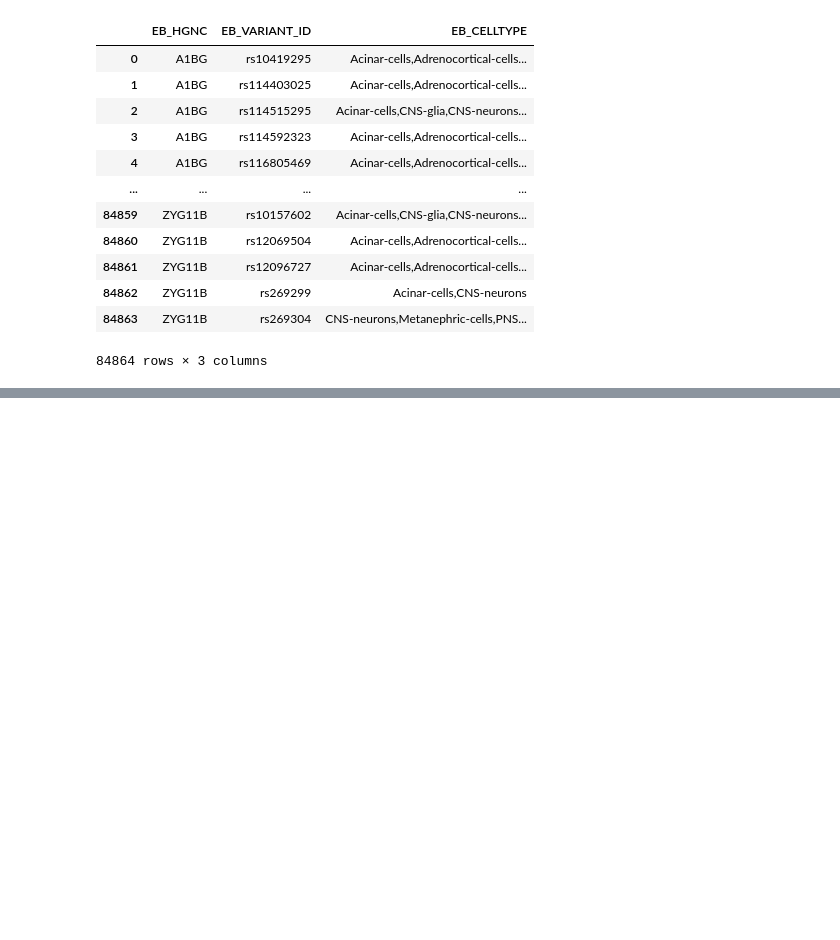
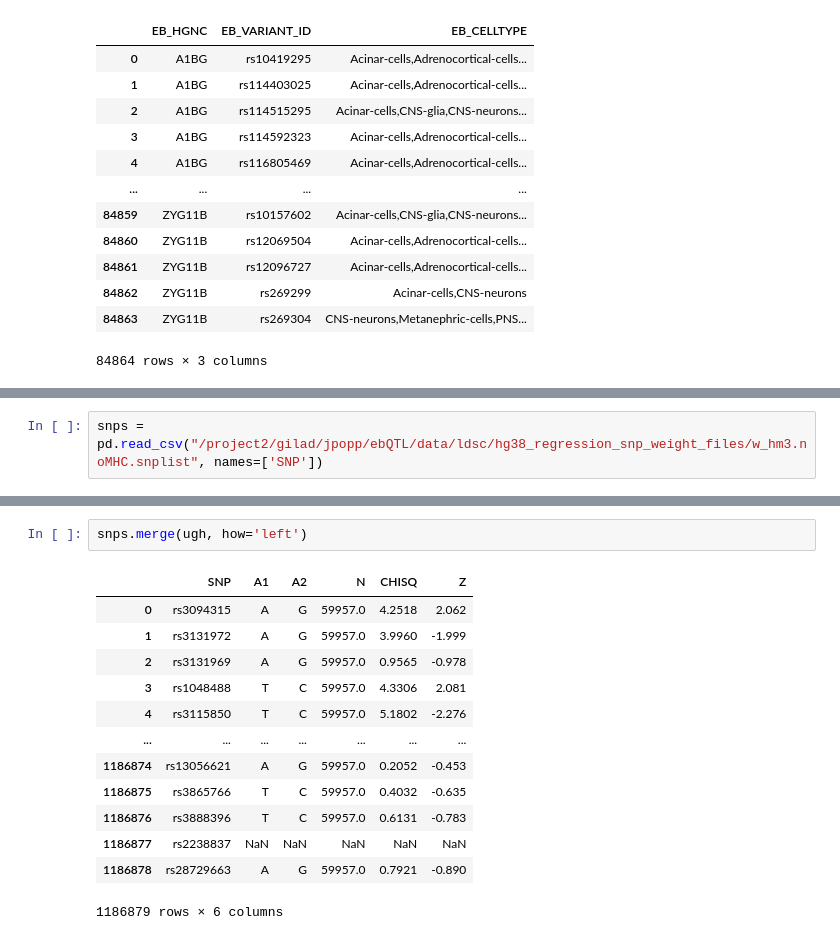
Before and after one commit to jmp448/hdcQTL, a Jupyter notebook: code/complex_trait_analysis/Untitled.ipynb, the cells around one changed output, grey strips where cells are left out. Drawn from its saved outputs; the diff is of its cells as text; blank space fills up the shorter version.

```diff
--- a/code/complex_trait_analysis/Untitled.ipynb
+++ b/code/complex_trait_analysis/Untitled.ipynb
@@ -116,0 +199,2 @@ Name: EB, Length: 778971, dtype: float64
+# %%
+snps = pd.read_csv("/project2/gilad/jpopp/ebQTL/data/ldsc/hg38_regression_snp_weight_files/w_hm3.noMHC.snplist", names=['SNP'])
@@ -116,0 +235,16 @@ Name: EB, Length: 778971, dtype: float64
+# %%
+snps.merge(ugh, how='left')
+# %% [output]
+|  | SNP | A1 | A2 | N | CHISQ | Z |
+| 0 | rs3094315 | A | G | 59957.0 | 4.2518 | 2.062 |
+| 1 | rs3131972 | A | G | 59957.0 | 3.9960 | -1.999 |
+| 2 | rs3131969 | A | G | 59957.0 | 0.9565 | -0.978 |
+| 3 | rs1048488 | T | C | 59957.0 | 4.3306 | 2.081 |
+| 4 | rs3115850 | T | C | 59957.0 | 5.1802 | -2.276 |
+| ... | ... | ... | ... | ... | ... | ... |
+| 1186874 | rs13056621 | A | G | 59957.0 | 0.2052 | -0.453 |
+| 1186875 | rs3865766 | T | C | 59957.0 | 0.4032 | -0.635 |
+| 1186876 | rs3888396 | T | C | 59957.0 | 0.6131 | -0.783 |
+| 1186877 | rs2238837 | NaN | NaN | NaN | NaN | NaN |
+| 1186878 | rs28729663 | A | G | 59957.0 | 0.7921 | -0.890 |
+1186879 rows × 6 columns
```
Also changed, not shown: parts of 26 cells of this notebook, 23 other files.
